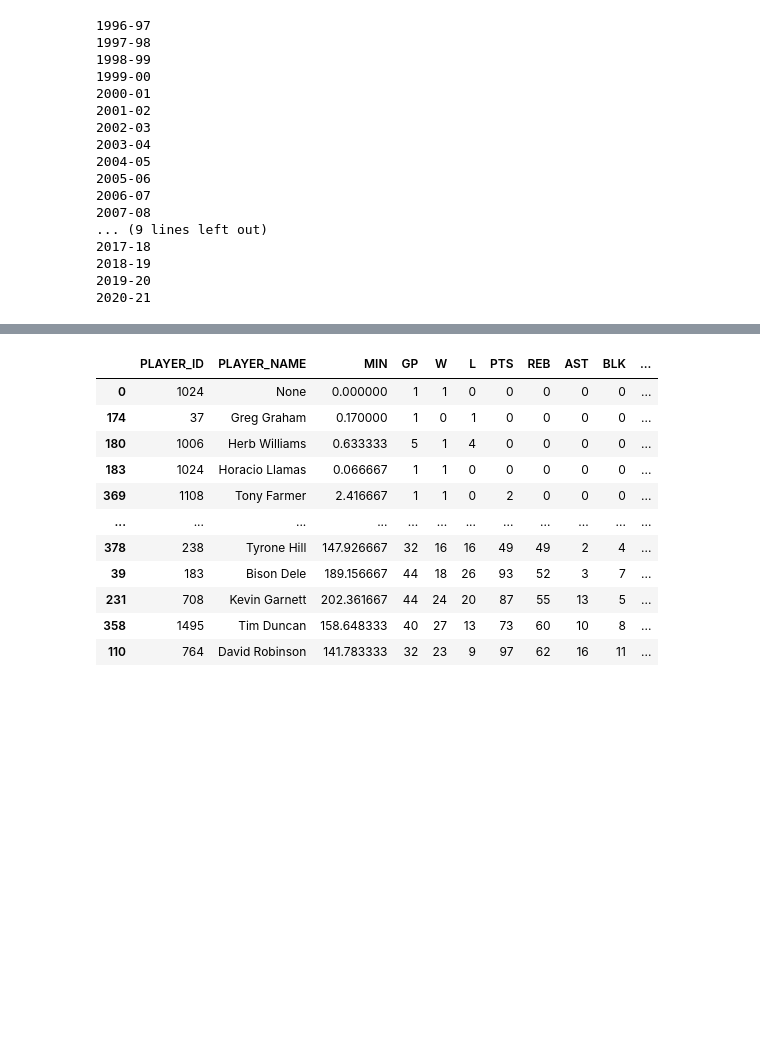
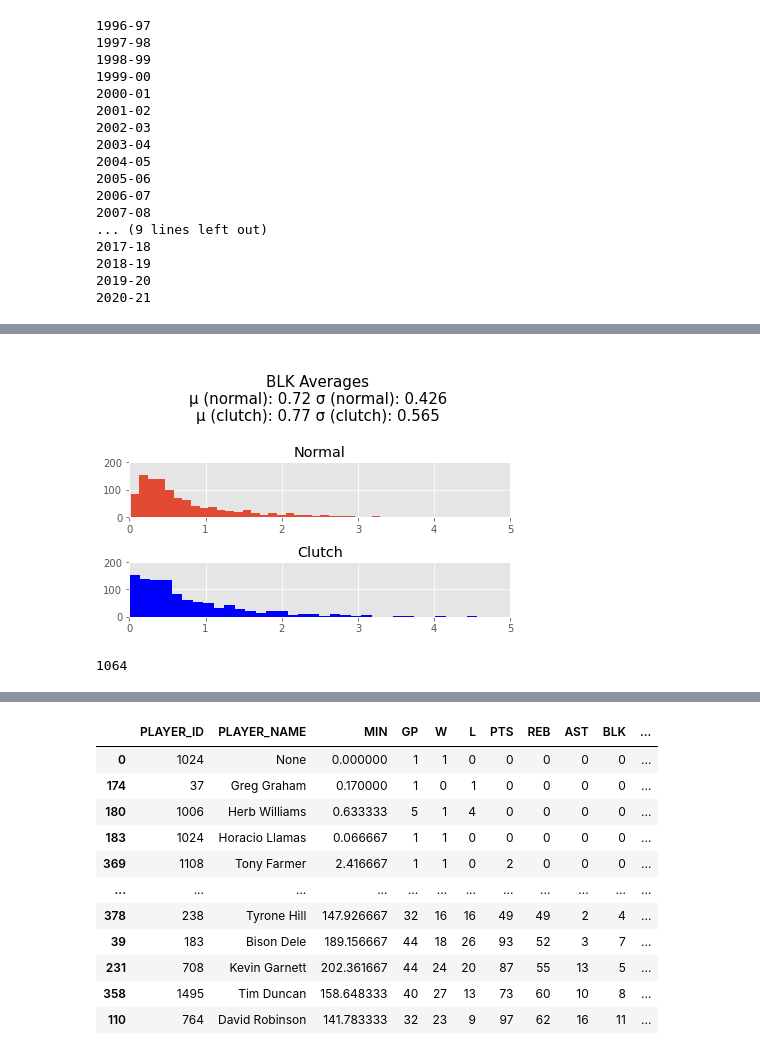
Before and after one commit to Tupacula/nba-clutch-analysis, a Jupyter notebook: cleaner_clutch.ipynb, the cells around one changed output, grey strips where cells are left out. Saved outputs shown, nothing was run; the diff lists cells and outputs as text; code cells hidden in the pictures; blank space fills up the shorter version.

Commit message:
fixed images

```diff
--- a/cleaner_clutch.ipynb
+++ b/cleaner_clutch.ipynb
@@ -149,8 +149,10 @@ def plot_stats(df1, df2, stat):
 
     axs[1].hist(df2[stat], bins = 33, color = 'blue')
     axs[1].set_title('Clutch')
-#     axs[1].set_xlim(xmin=0, xmax = 3)
-#     axs[0].set_xlim(xmin=0, xmax=3)
+    axs[1].set_xlim(xmin=0, xmax = 5)
+    axs[0].set_xlim(xmin=0, xmax=5)
+    axs[1].set_ylim(ymin=0, ymax = 200)
+    axs[0].set_ylim(ymin=0, ymax=200)
 
 
     fig.suptitle(f"""
@@ -160,5 +162,5 @@ def plot_stats(df1, df2, stat):
                  y=1, fontsize=15)
 
 
-    fig.savefig(f"{stat} Averages")
+    fig.savefig(f"{stat}_Averages")
     plt.show()
@@ -176,0 +171,8 @@ len(no_scrubs_clutch_all)
+# %%
+plot_stats(no_scrubs_players_all, no_scrubs_clutch_all, "BLK")
+# %% [output]
+[figure, added]
+# %%
+len(no_scrubs_clutch_all)
+# %% [output]
+1064
```
Also changed, not shown: parts of 35 cells of this notebook, 6 other files.
